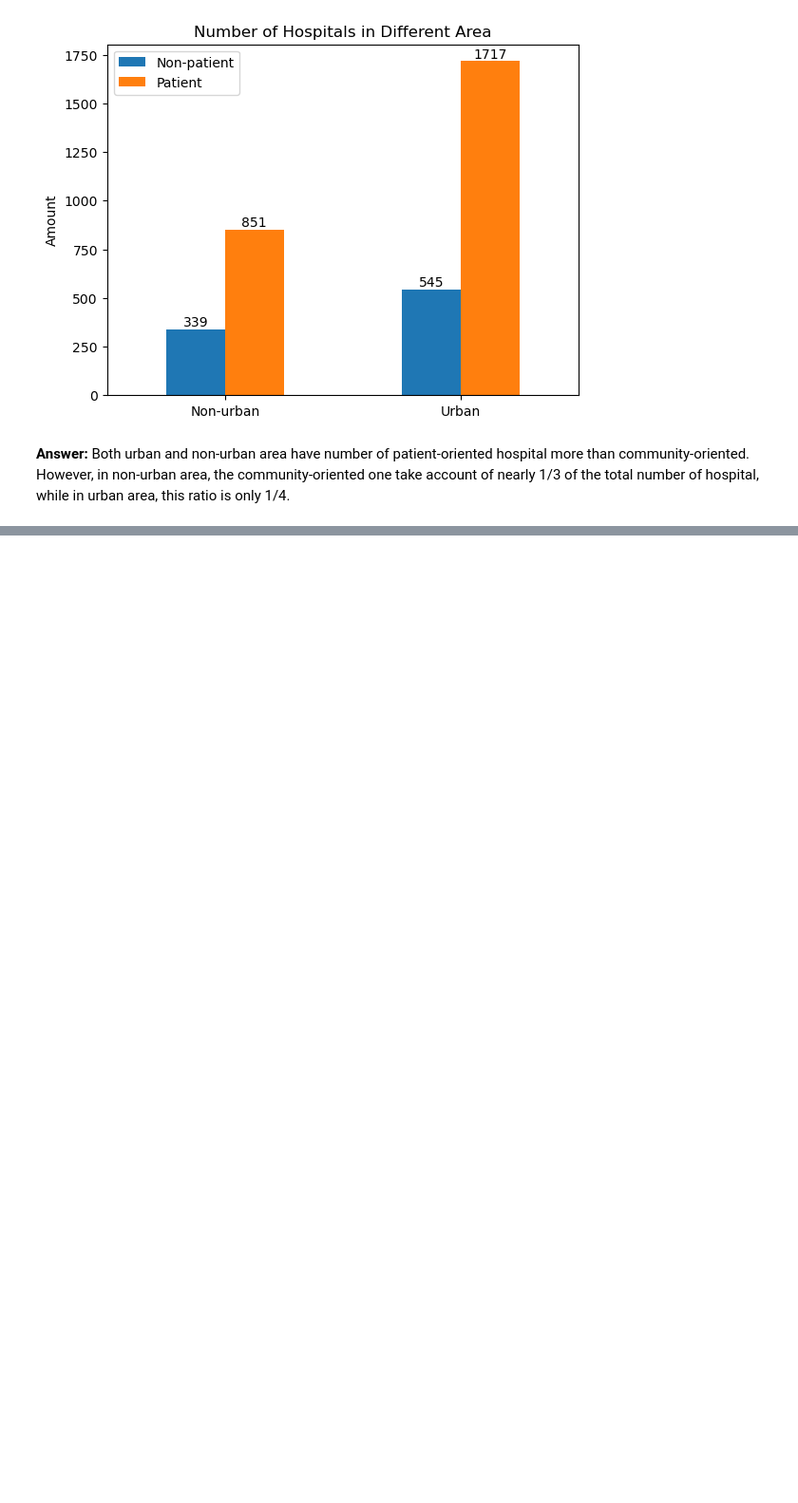
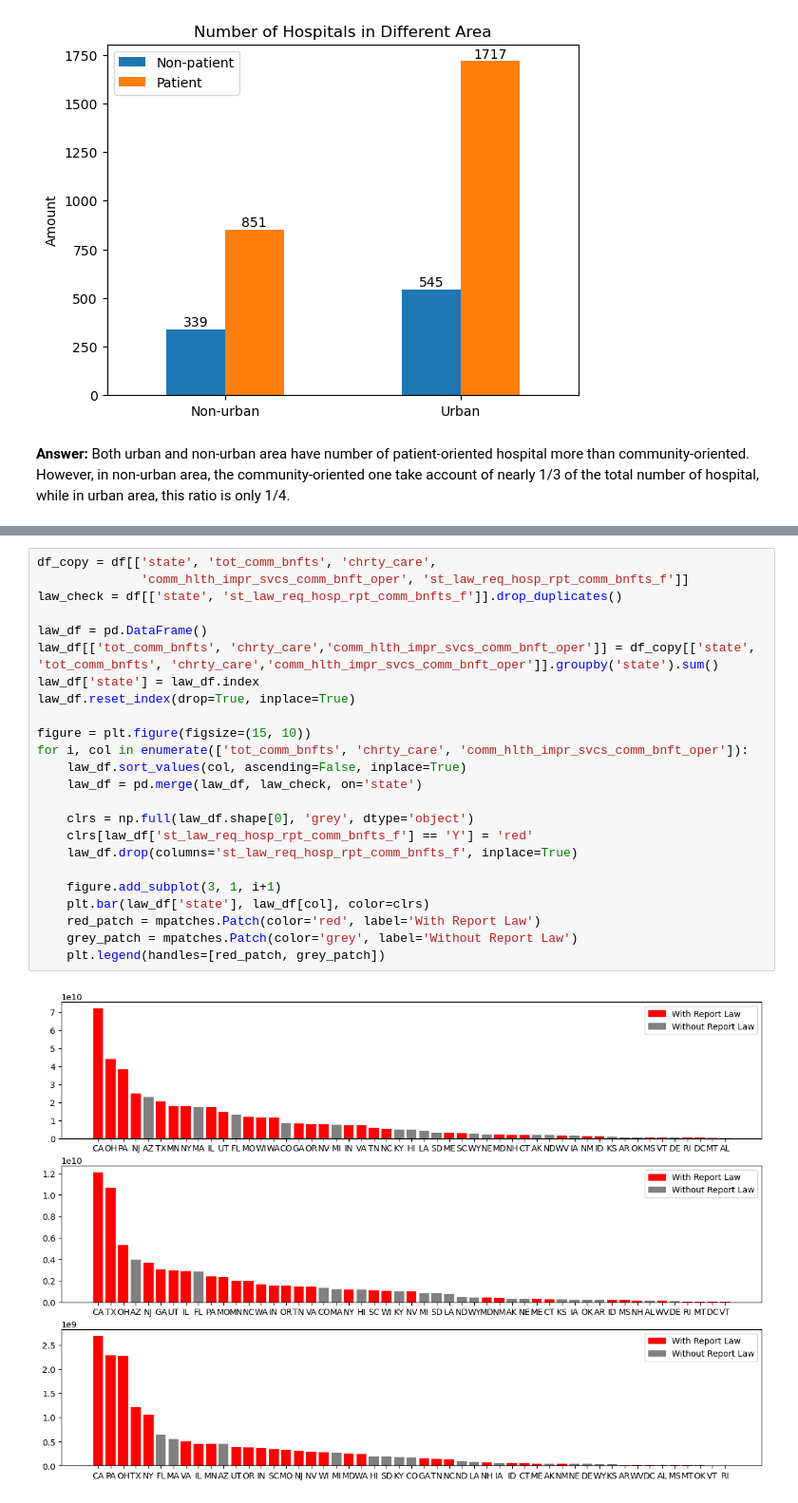
Before and after one commit to gigachad0209/Final-Project---NMKHDL, a Jupyter notebook: eda.ipynb, the cells around one changed output, grey strips where cells are left out. Shown: that part at 95% size. Cells and saved outputs as stored; diff of their text form; blank space fills up the shorter version.

```diff
--- a/eda.ipynb
+++ b/eda.ipynb
@@ -220,0 +194,26 @@ for col, ax in zip(combinations, axes.ravel()):
+# %%
+df_copy = df[['state', 'tot_comm_bnfts', 'chrty_care',
+              'comm_hlth_impr_svcs_comm_bnft_oper', 'st_law_req_hosp_rpt_comm_bnfts_f']]
+law_check = df[['state', 'st_law_req_hosp_rpt_comm_bnfts_f']].drop_duplicates()
+
+law_df = pd.DataFrame()
+law_df[['tot_comm_bnfts', 'chrty_care','comm_hlth_impr_svcs_comm_bnft_oper']] = df_copy[['state', 'tot_comm_bnfts', 'chrty_care','comm_hlth_impr_svcs_comm_bnft_oper']].groupby('state').sum()
+law_df['state'] = law_df.index
+law_df.reset_index(drop=True, inplace=True)
+
+figure = plt.figure(figsize=(15, 10))
+for i, col in enumerate(['tot_comm_bnfts', 'chrty_care', 'comm_hlth_impr_svcs_comm_bnft_oper']):
+    law_df.sort_values(col, ascending=False, inplace=True)
+    law_df = pd.merge(law_df, law_check, on='state')
+
+    clrs = np.full(law_df.shape[0], 'grey', dtype='object')
+    clrs[law_df['st_law_req_hosp_rpt_comm_bnfts_f'] == 'Y'] = 'red'
+    law_df.drop(columns='st_law_req_hosp_rpt_comm_bnfts_f', inplace=True)
+
+    figure.add_subplot(3, 1, i+1)
+    plt.bar(law_df['state'], law_df[col], color=clrs)
+    red_patch = mpatches.Patch(color='red', label='With Report Law')
+    grey_patch = mpatches.Patch(color='grey', label='Without Report Law')
+    plt.legend(handles=[red_patch, grey_patch])
+# %% [output]
+[figure, added]
```
Also changed, not shown: parts of 8 cells of this notebook.
